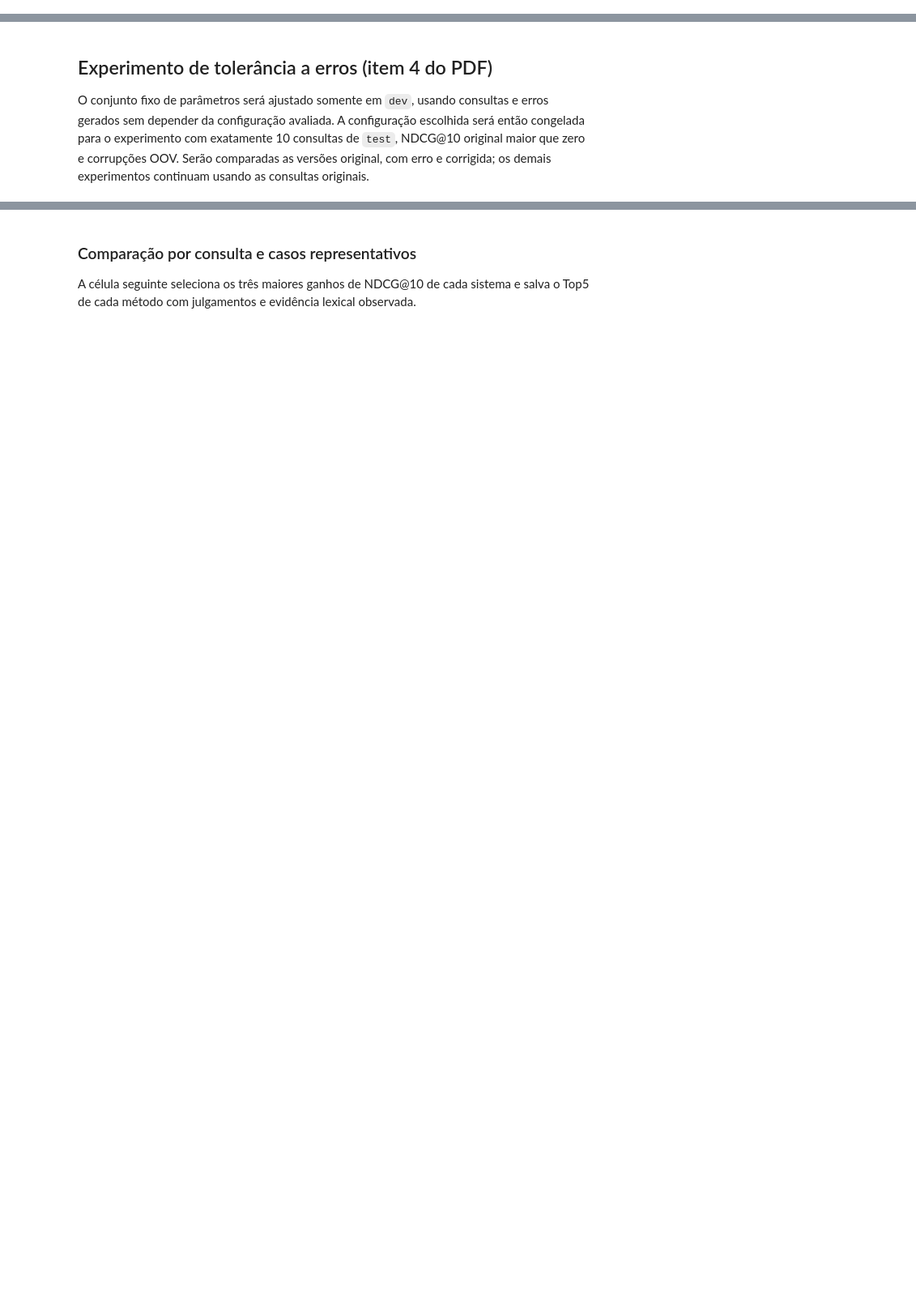
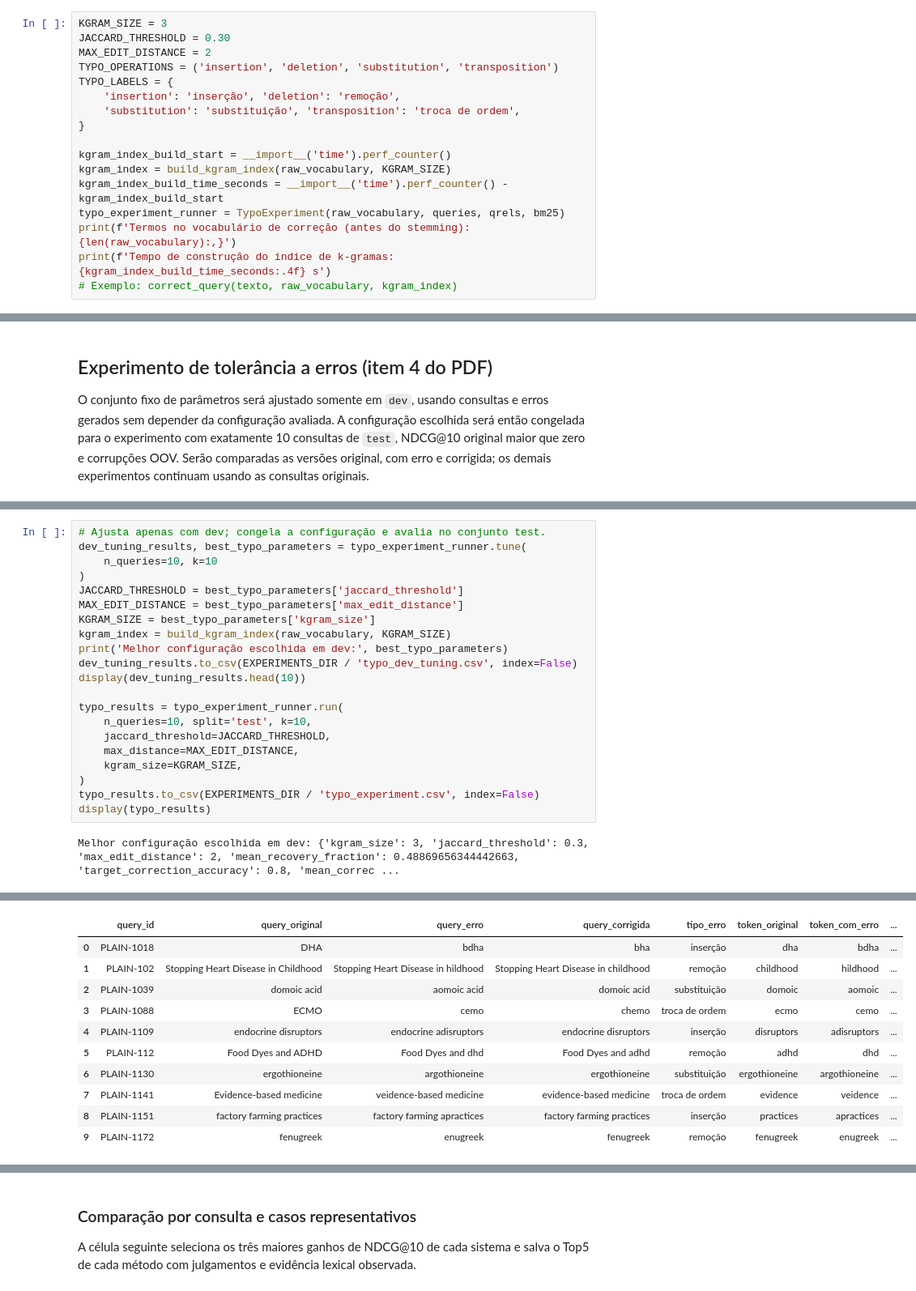
Before and after one commit to ArthurTRamos/Trabalho-Modelos-Semanticos-RI, a Jupyter notebook: Trabalho2.ipynb, the cells around one changed output, grey strips where cells are left out. Shown at 81% size. Saved outputs shown, nothing was run; the diff lists cells and outputs as text; blank space fills up the shorter version.

Commit message:
refactor: split the single notebook into python codes

```diff
--- a/Trabalho2.ipynb
+++ b/Trabalho2.ipynb
@@ -396,0 +120,17 @@ def make_oov_typo(query, operation):
+# %%
+KGRAM_SIZE = 3
+JACCARD_THRESHOLD = 0.30
+MAX_EDIT_DISTANCE = 2
+TYPO_OPERATIONS = ('insertion', 'deletion', 'substitution', 'transposition')
+TYPO_LABELS = {
+    'insertion': 'inserção', 'deletion': 'remoção',
+    'substitution': 'substituição', 'transposition': 'troca de ordem',
+}
+
+kgram_index_build_start = __import__('time').perf_counter()
+kgram_index = build_kgram_index(raw_vocabulary, KGRAM_SIZE)
+kgram_index_build_time_seconds = __import__('time').perf_counter() - kgram_index_build_start
+typo_experiment_runner = TypoExperiment(raw_vocabulary, queries, qrels, bm25)
+print(f'Termos no vocabulário de correção (antes do stemming): {len(raw_vocabulary):,}')
+print(f'Tempo de construção do índice de k-gramas: {kgram_index_build_time_seconds:.4f} s')
+# Exemplo: correct_query(texto, raw_vocabulary, kgram_index)
@@ -618,0 +144,23 @@ display(typo_results)
+# %%
+# Ajusta apenas com dev; congela a configuração e avalia no conjunto test.
+dev_tuning_results, best_typo_parameters = typo_experiment_runner.tune(
+    n_queries=10, k=10
+)
+JACCARD_THRESHOLD = best_typo_parameters['jaccard_threshold']
+MAX_EDIT_DISTANCE = best_typo_parameters['max_edit_distance']
+KGRAM_SIZE = best_typo_parameters['kgram_size']
+kgram_index = build_kgram_index(raw_vocabulary, KGRAM_SIZE)
+print('Melhor configuração escolhida em dev:', best_typo_parameters)
+dev_tuning_results.to_csv(EXPERIMENTS_DIR / 'typo_dev_tuning.csv', index=False)
+display(dev_tuning_results.head(10))
+
+typo_results = typo_experiment_runner.run(
+    n_queries=10, split='test', k=10,
+    jaccard_threshold=JACCARD_THRESHOLD,
+    max_distance=MAX_EDIT_DISTANCE,
+    kgram_size=KGRAM_SIZE,
+)
+typo_results.to_csv(EXPERIMENTS_DIR / 'typo_experiment.csv', index=False)
+display(typo_results)
+# %% [output]
+Melhor configuração escolhida em dev: {'kgram_size': 3, 'jaccard_threshold': 0.3, 'max_edit_distance': 2, 'mean_recovery_fraction': 0.48869656344442663, 'target_correction_accuracy': 0.8, 'mean_correc ...
@@ -619,3 +178,14 @@ display(typo_results)
+|  | query_id | query_original | query_erro | query_corrigida | tipo_erro | token_original | token_com_erro | ... |
+| 0 | PLAIN-1018 | DHA | bdha | bha | inserção | dha | bdha | ... |
+| 1 | PLAIN-102 | Stopping Heart Disease in Childhood | Stopping Heart Disease in hildhood | Stopping Heart Disease in childhood | remoção | childhood | hildhood | ... |
+| 2 | PLAIN-1039 | domoic acid | aomoic acid | domoic acid | substituição | domoic | aomoic | ... |
+| 3 | PLAIN-1088 | ECMO | cemo | chemo | troca de ordem | ecmo | cemo | ... |
+| 4 | PLAIN-1109 | endocrine disruptors | endocrine adisruptors | endocrine disruptors | inserção | disruptors | adisruptors | ... |
+| 5 | PLAIN-112 | Food Dyes and ADHD | Food Dyes and dhd | Food Dyes and adhd | remoção | adhd | dhd | ... |
+| 6 | PLAIN-1130 | ergothioneine | argothioneine | ergothioneine | substituição | ergothioneine | argothioneine | ... |
+| 7 | PLAIN-1141 | Evidence-based medicine | veidence-based medicine | evidence-based medicine | troca de ordem | evidence | veidence | ... |
+| 8 | PLAIN-1151 | factory farming practices | factory farming apractices | factory farming practices | inserção | practices | apractices | ... |
+| 9 | PLAIN-1172 | fenugreek | enugreek | fenugreek | remoção | fenugreek | enugreek | ... |
 # %% [markdown]
 ## Recuperação semântica com sentence-BERT
 
```
Also changed, not shown: parts of 19 cells of this notebook, 12 other files.
